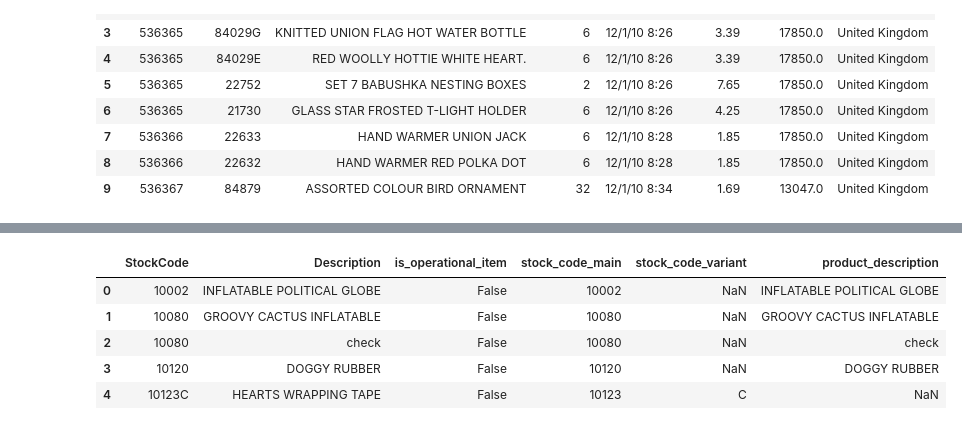
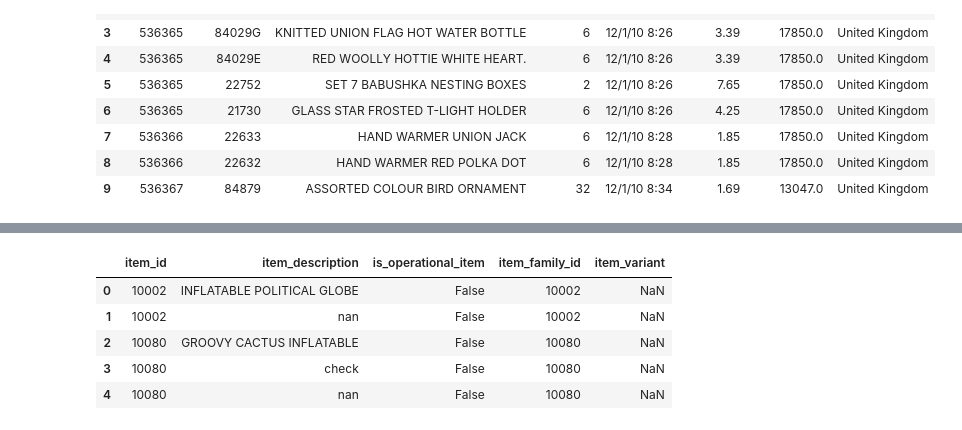
Before and after one commit to EAlmazanG/e2e-shop-pipedash, a Jupyter notebook: notebooks/prepare_data.ipynb, the cells around one changed output, grey strips where cells are left out. Drawn from its saved outputs; the diff is of its cells as text; code cells hidden in the pictures.

```diff
--- a/notebooks/prepare_data.ipynb
+++ b/notebooks/prepare_data.ipynb
@@ -32,3 +32,28 @@ display(raw_data.head(10))
 | 7 | 536366 | 22633 | HAND WARMER UNION JACK | 6 | 12/1/10 8:28 | 1.85 | 17850.0 | United Kingdom |
 | 8 | 536366 | 22632 | HAND WARMER RED POLKA DOT | 6 | 12/1/10 8:28 | 1.85 | 17850.0 | United Kingdom |
 | 9 | 536367 | 84879 | ASSORTED COLOUR BIRD ORNAMENT | 32 | 12/1/10 8:34 | 1.69 | 13047.0 | United Kingdom |
+# %%
+transactions = raw_data.copy()
+
+transactions = transactions.rename(columns={
+    'InvoiceNo': 'invoice_id',
+    'StockCode': 'item_id',
+    'Description': 'item_description',
+    'Quantity': 'quantity_amount',
+    'InvoiceDate': 'event_timestamp_invoiced_at',
+    'UnitPrice': 'unit_price_eur',
+    'CustomerID': 'customer_id',
+    'Country': 'country_name'
+})
+
+transactions['invoice_id'] = transactions['invoice_id'].astype(str)
+transactions['item_id'] = transactions['item_id'].astype(str)
+transactions['item_description'] = transactions['item_description'].astype(str)
+transactions['quantity_amount'] = transactions['quantity_amount'].astype(int)
+transactions['event_timestamp_invoiced_at'] = pd.to_datetime(transactions['event_timestamp_invoiced_at'])
+transactions['unit_price_eur'] = transactions['unit_price_eur'].astype(float)
+transactions['customer_id'] = transactions['customer_id'].astype('Int64')
+transactions['country_name'] = transactions['country_name'].astype(str)
+transactions.index.name = 'transaction_id'
+transactions.reset_index(inplace=True)
+transactions['transaction_id'] = transactions['transaction_id'].astype('Int64')
@@ -35,4 +74,6 @@ display(raw_data.head(10))
+# %%
+transactions['is_return'] = transactions['quantity_amount'] < 0
 # %%
-items = raw_data.groupby(['StockCode', 'Description']).count()[[]].reset_index()
-items.head(20)
+items = transactions.groupby(['item_id', 'item_description']).count()[[]].reset_index()
+items.sample(20)
 # %% [output]
@@ -56,16 +97,15 @@ items.head(20)
 # %%
-items['is_operational_item'] = (items['StockCode'].str.len() < 5) | (items['StockCode'].str.contains('gift', case=False))
-items['stock_code_main'] = items['StockCode'].str.extract(r'^(\d+)', expand=False)
-items['stock_code_variant'] = items['StockCode'].str.extract(r'(\D+)$', expand=False).fillna('')
-items['product_description'] = np.where(items['StockCode'] == items['stock_code_main'], items['Description'], np.nan)
-items['stock_code_variant'] = np.where(items['StockCode'] == items['stock_code_main'],  np.nan, items['stock_code_variant'])
+items['is_operational_item'] = (items['item_id'].str.len() < 5) | (items['item_id'].str.contains('gift', case=False))
+items['item_family_id'] = items['item_id'].str.extract(r'^(\d+)', expand=False)
+items['item_variant'] = items['item_id'].str.extract(r'(\D+)$', expand=False).fillna('')
+items['item_variant'] = np.where(items['item_id'] == items['item_family_id'],  np.nan, items['item_variant'])
 
 items.head()
 # %% [output]
-|  | StockCode | Description | is_operational_item | stock_code_main | stock_code_variant | product_description |
-| 0 | 10002 | INFLATABLE POLITICAL GLOBE | False | 10002 | NaN | INFLATABLE POLITICAL GLOBE |
-| 1 | 10080 | GROOVY CACTUS INFLATABLE | False | 10080 | NaN | GROOVY CACTUS INFLATABLE |
-| 2 | 10080 | check | False | 10080 | NaN | check |
-| 3 | 10120 | DOGGY RUBBER | False | 10120 | NaN | DOGGY RUBBER |
-| 4 | 10123C | HEARTS WRAPPING TAPE | False | 10123 | C | NaN |
+|  | item_id | item_description | is_operational_item | item_family_id | item_variant |
+| 0 | 10002 | INFLATABLE POLITICAL GLOBE | False | 10002 | NaN |
+| 1 | 10002 | nan | False | 10002 | NaN |
+| 2 | 10080 | GROOVY CACTUS INFLATABLE | False | 10080 | NaN |
+| 3 | 10080 | check | False | 10080 | NaN |
+| 4 | 10080 | nan | False | 10080 | NaN |
 # %%
```
Also changed, not shown: parts of 16 cells of this notebook, 1 other file.
